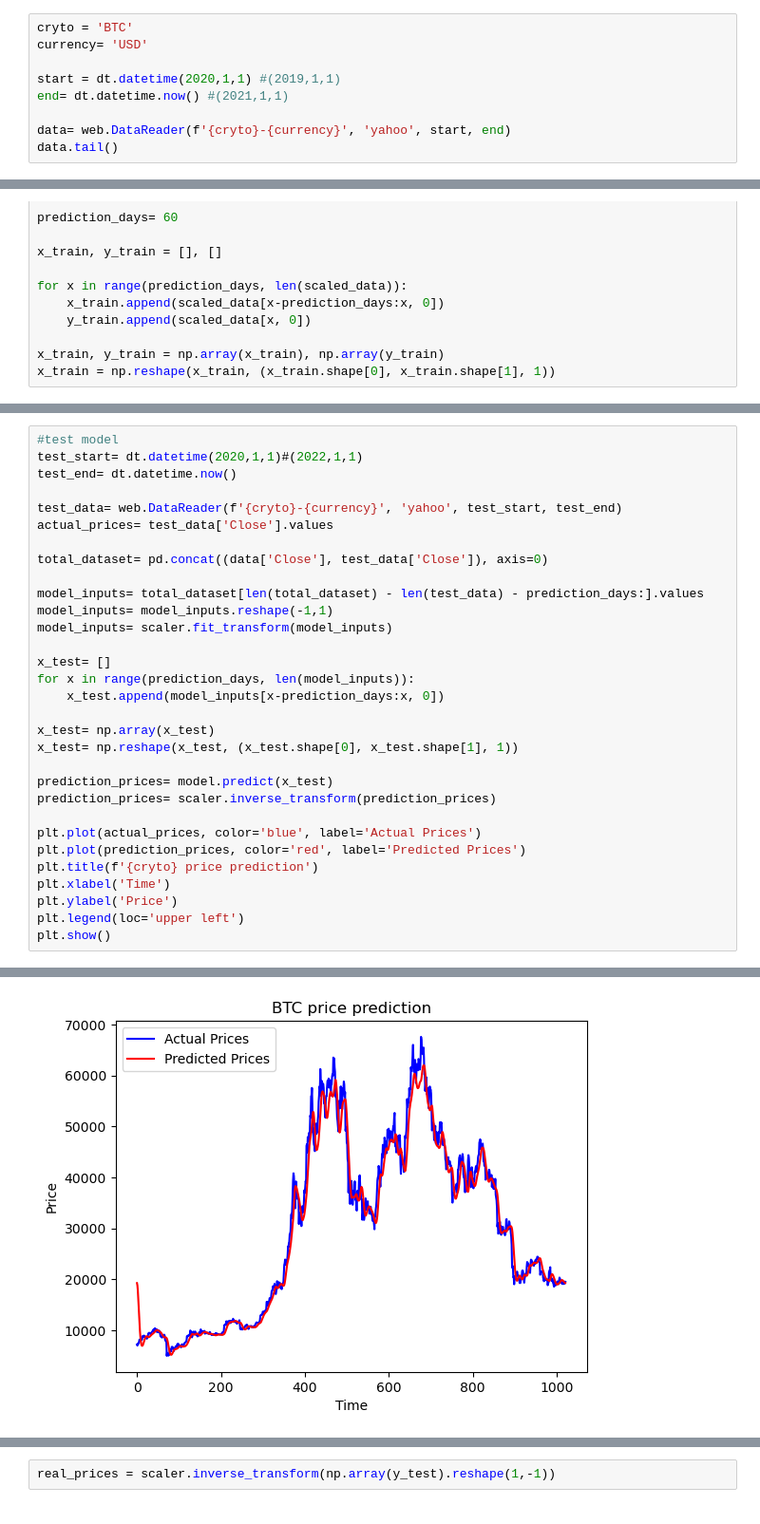
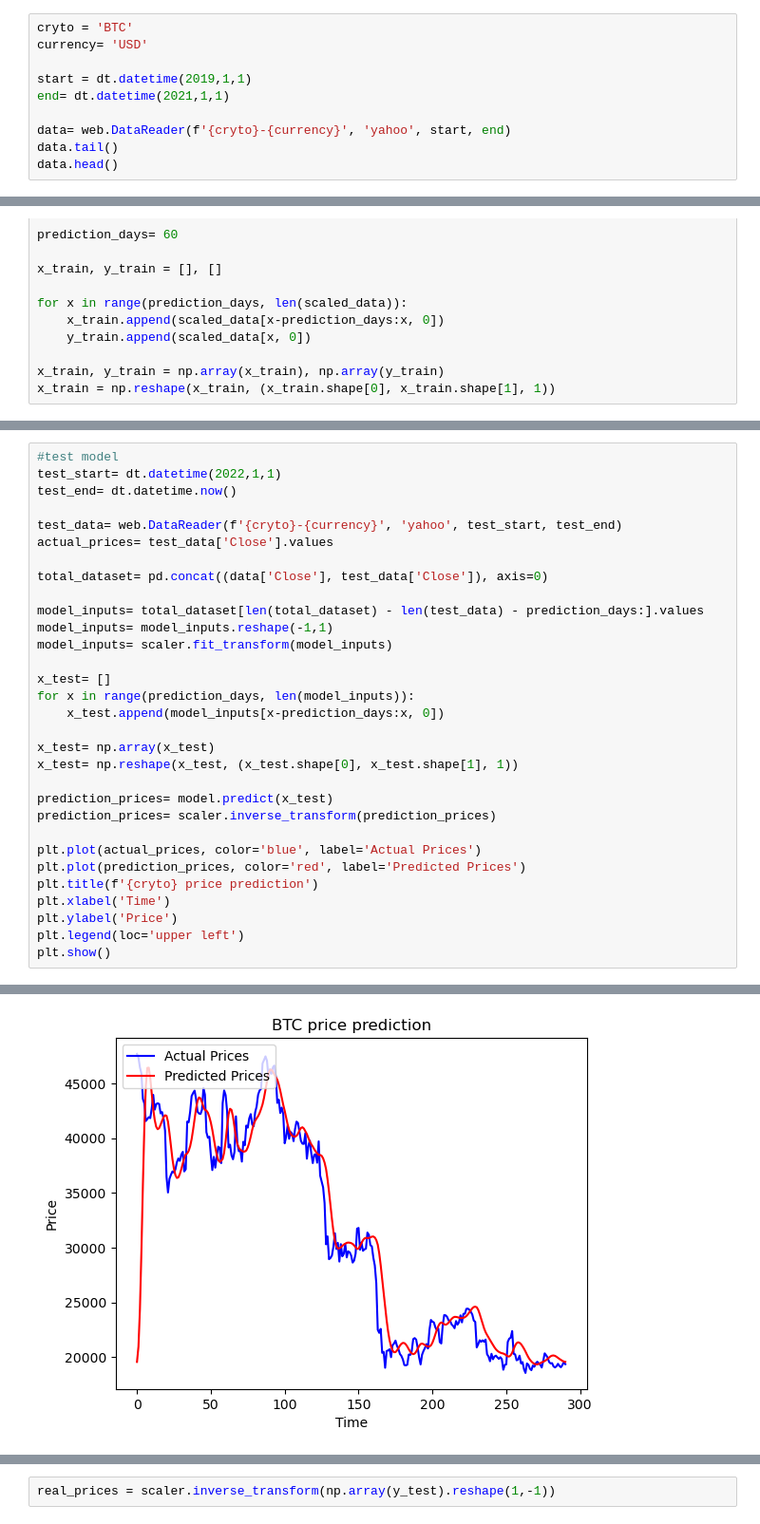
Before and after one commit to jpqt/Financial-Machine-Learning, a Jupyter notebook: crypto_prediction_ML.ipynb, the cells around one changed output, grey strips where cells are left out. Shown at 95% size. Drawn from its saved outputs; the diff is of its cells as text.

Commit message:
test new branch

```diff
--- a/crypto_prediction_ML.ipynb
+++ b/crypto_prediction_ML.ipynb
@@ -11,11 +11,12 @@ from tensorflow.keras.models import Sequential
 cryto = 'BTC'
 currency= 'USD'
 
-start = dt.datetime(2020,1,1) #(2019,1,1)
-end= dt.datetime.now() #(2021,1,1)
+start = dt.datetime(2019,1,1)
+end= dt.datetime(2021,1,1)
 
 data= web.DataReader(f'{cryto}-{currency}', 'yahoo', start, end)
 data.tail()
+data.head()
 # %% [output]
 |  | High | Low | Open | Close | Volume | Adj Close |
 | Date |  |  |  |  |  |  |
@@ -75,6 +78,6 @@ Epoch 25/25
 # %%
 #test model
-test_start= dt.datetime(2020,1,1)#(2022,1,1)
+test_start= dt.datetime(2022,1,1)
 test_end= dt.datetime.now()
 
 test_data= web.DataReader(f'{cryto}-{currency}', 'yahoo', test_start, test_end)
@@ -108,4 +111,4 @@ plt.show()
-[figure, old version]
+[figure, new version]
 # %%
 #predict next day
 real_data= [model_inputs[len(model_inputs) + 1 - prediction_days:len(model_inputs) + 1, 0]]
```
Also changed, not shown: parts of 6 cells of this notebook.
